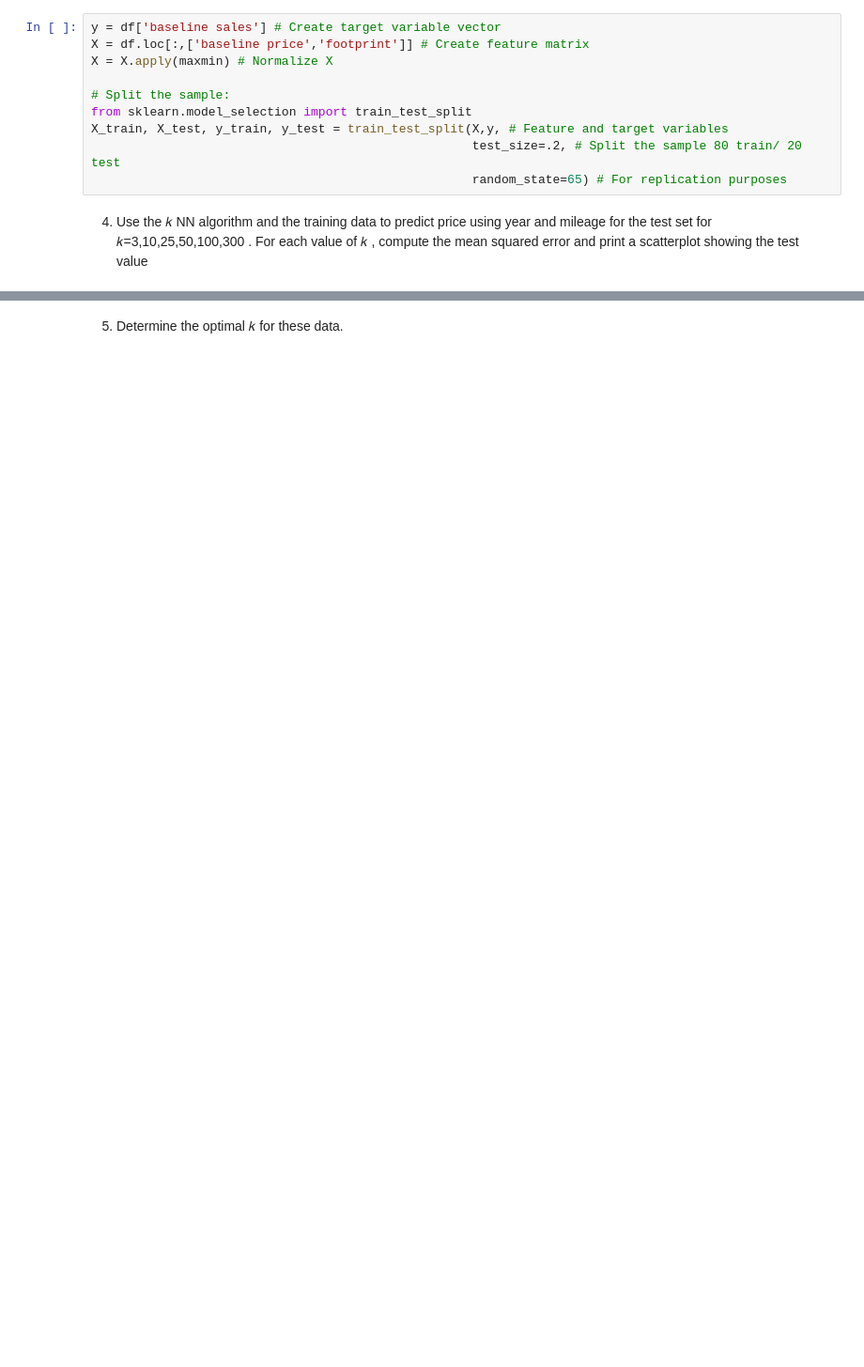
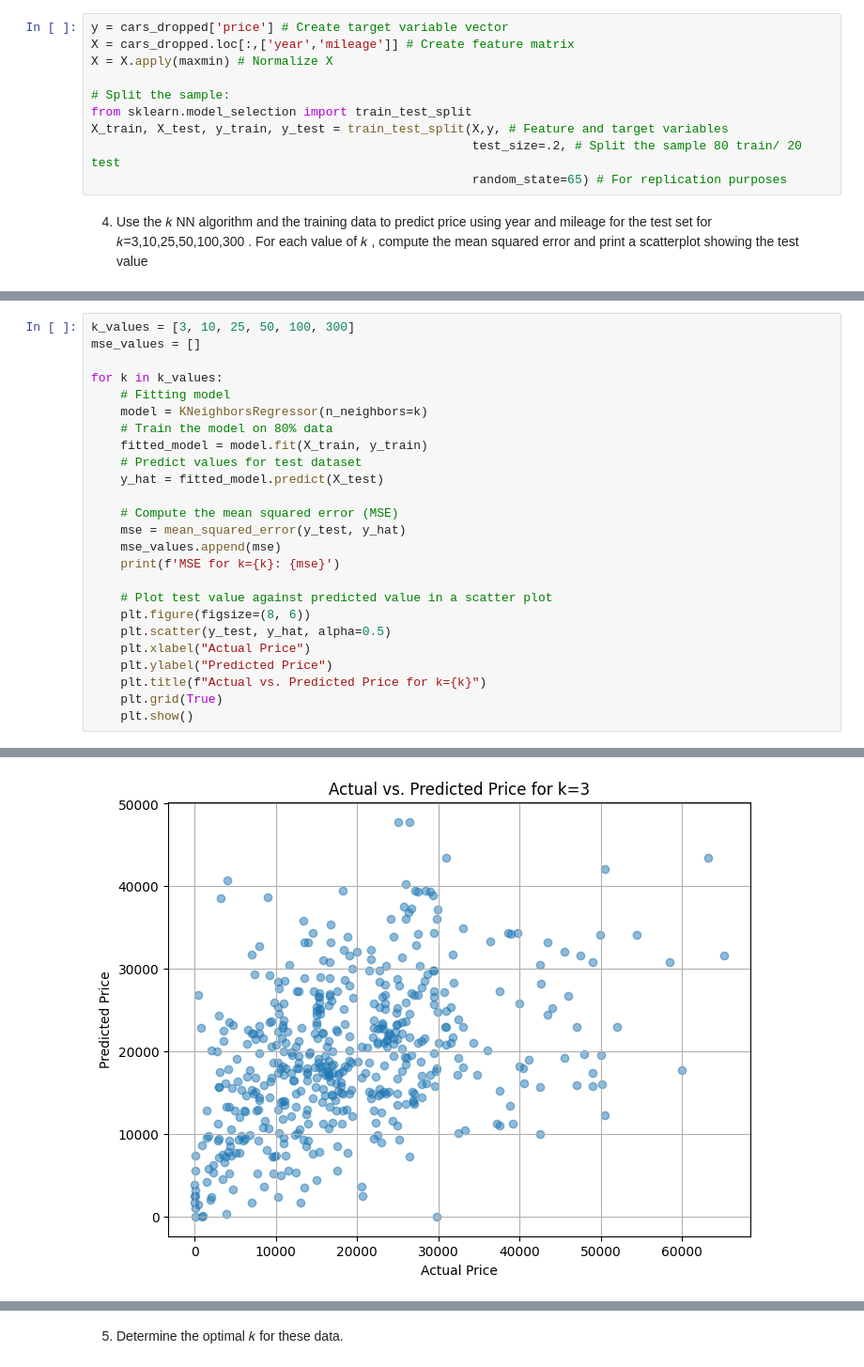
Before and after one commit to simoneminorr/knn_assignment, a Jupyter notebook: assignment_knn.ipynb, the cells around one changed output, grey strips where cells are left out. Shown at 94% size. Saved outputs shown, nothing was run; the diff lists cells and outputs as text; blank space fills up the shorter version.

```diff
--- a/assignment_knn.ipynb
+++ b/assignment_knn.ipynb
@@ -136,8 +136,8 @@ cars_dropped.head()
 # %% [markdown]
 3. Split the sample into ~80% for training and ~20% for evaluation.
 # %%
-y = df['baseline sales'] # Create target variable vector
-X = df.loc[:,['baseline price','footprint']] # Create feature matrix
+y = cars_dropped['price'] # Create target variable vector
+X = cars_dropped.loc[:,['year','mileage']] # Create feature matrix
 X = X.apply(maxmin) # Normalize X
 
 # Split the sample:
@@ -149,0 +215,26 @@ X_train, X_test, y_train, y_test = train_test_split(X,y, # Feature and target va
+# %%
+k_values = [3, 10, 25, 50, 100, 300]
+mse_values = []
+
+for k in k_values:
+    # Fitting model
+    model = KNeighborsRegressor(n_neighbors=k)
+    # Train the model on 80% data
+    fitted_model = model.fit(X_train, y_train)
+    # Predict values for test dataset
+    y_hat = fitted_model.predict(X_test)
+
+    # Compute the mean squared error (MSE)
+    mse = mean_squared_error(y_test, y_hat)
+    mse_values.append(mse)
+    print(f'MSE for k={k}: {mse}')
+
+    # Plot test value against predicted value in a scatter plot
+    plt.figure(figsize=(8, 6))
+    plt.scatter(y_test, y_hat, alpha=0.5)
+    plt.xlabel("Actual Price")
+    plt.ylabel("Predicted Price")
+    plt.title(f"Actual vs. Predicted Price for k={k}")
+    plt.grid(True)
+    plt.show()
+# %% [output]
@@ -149,0 +242 @@ X_train, X_test, y_train, y_test = train_test_split(X,y, # Feature and target va
+[figure, added]
```
Also changed, not shown: parts of 20 cells of this notebook.
